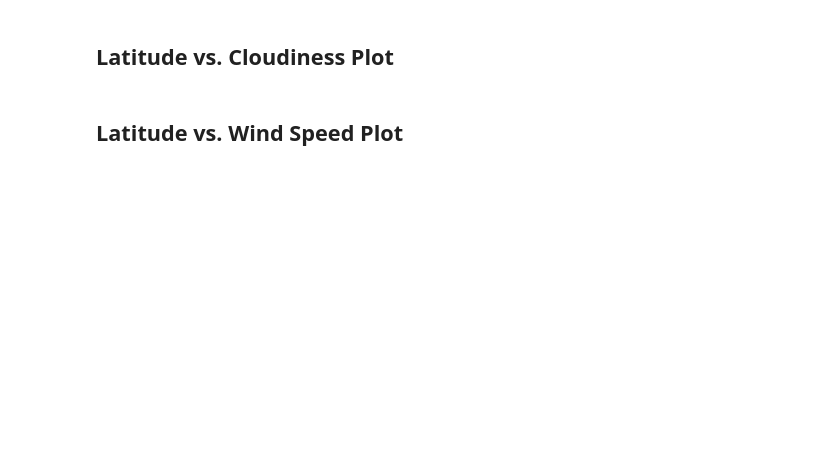
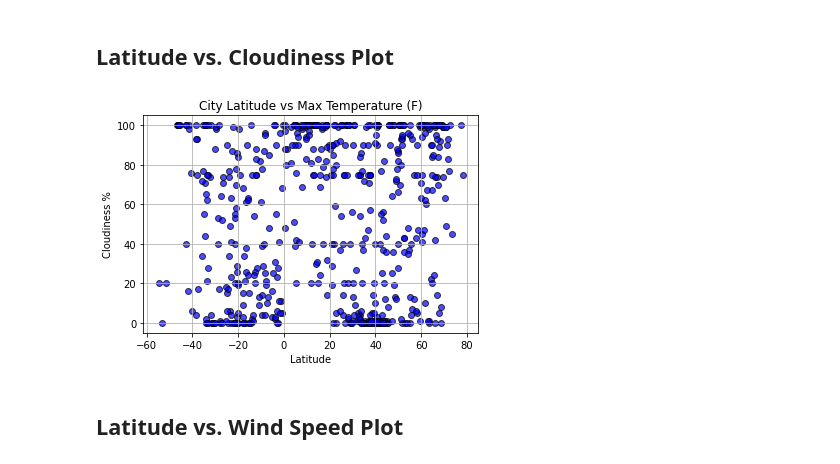
Before and after one commit to cseebec/collin-python-api-challenge, a Jupyter notebook: Weather/WeatherPy.ipynb, the cells around one changed output. Saved outputs shown, nothing was run; the diff lists cells and outputs as text; code cells hidden in the pictures; blank space fills up the shorter version.

```diff
--- a/Weather/WeatherPy.ipynb
+++ b/Weather/WeatherPy.ipynb
@@ -154,4 +178,17 @@ Skip this step if there are no cities that have humidity > 100%.
 # %% [markdown]
 ## Latitude vs. Cloudiness Plot
+# %%
+plt.scatter(city_weather_df["Latitude"], city_weather_df["Cloudiness %"], marker="o", facecolors="blue", edgecolors="black", alpha =0.7)
+# Incorporate the other graph properties
+plt.title("City Latitude vs Max Temperature (F)")
+plt.ylabel("Cloudiness %")
+plt.xlabel("Latitude")
+plt.grid(True)
+
+#Save as png
+plt.savefig("output_data/Lat_vs_Cloudiness%.png")
+plt.show()
+# %% [output]
+[figure, added]
 # %% [markdown]
 ## Latitude vs. Wind Speed Plot
```
Also changed, not shown: parts of 6 cells of this notebook, 4 other files.
